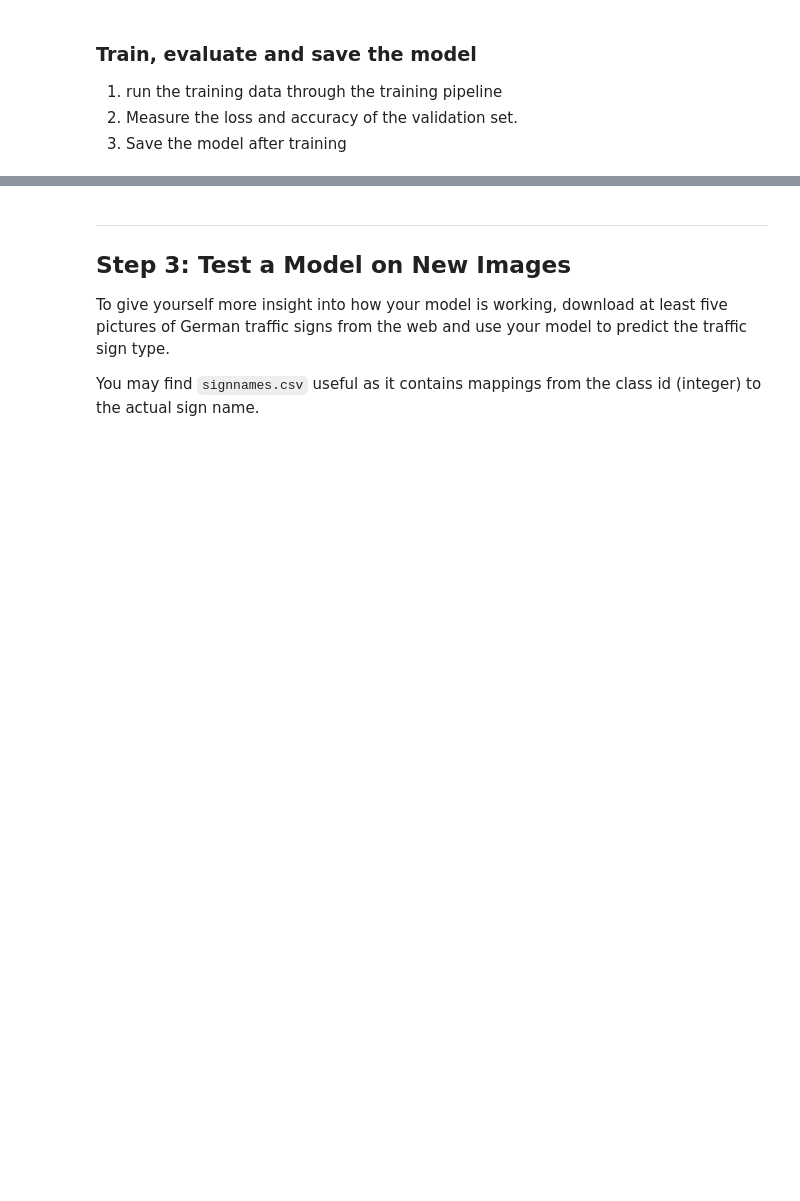
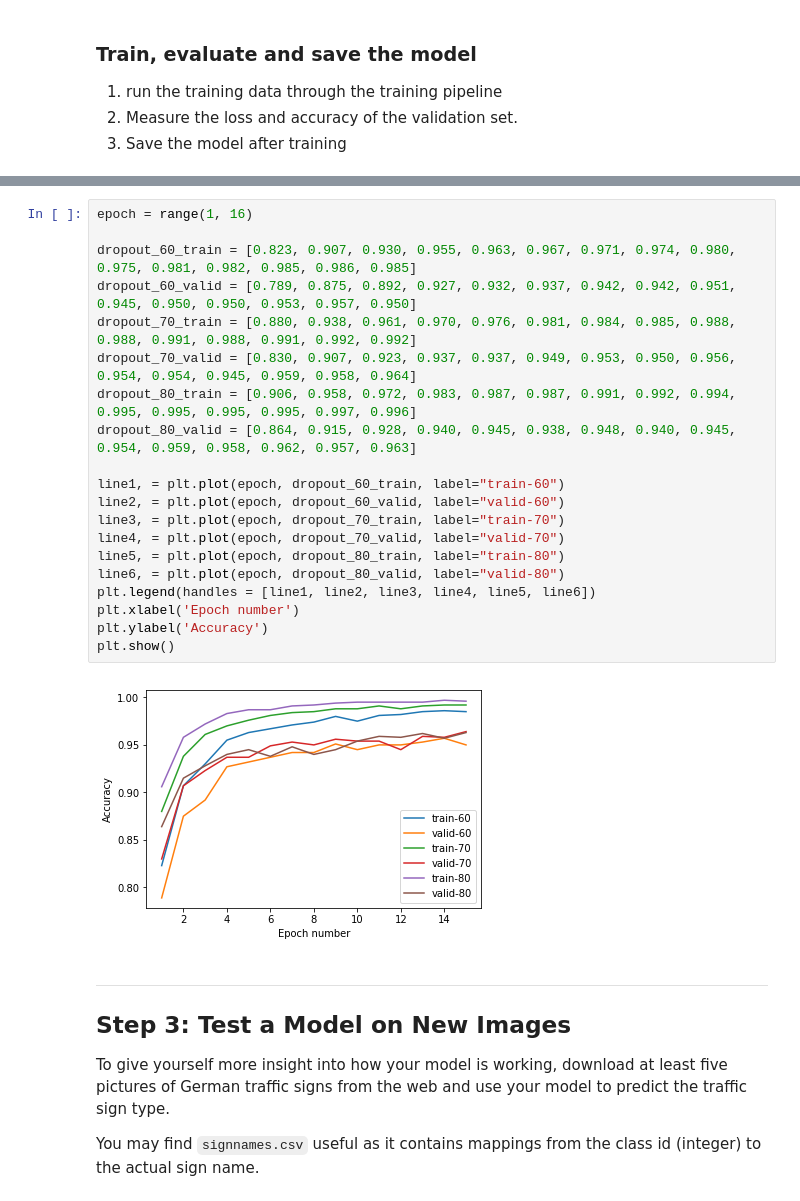
Before and after one commit to dmsehuang/CarND-Traffic-Sign-Classifier, a Jupyter notebook: Traffic_Sign_Classifier.ipynb, the cells around one changed output, grey strips where cells are left out. Cells and saved outputs as stored; diff of their text form; blank space fills up the shorter version.

```diff
--- a/Traffic_Sign_Classifier.ipynb
+++ b/Traffic_Sign_Classifier.ipynb
@@ -457,3 +501,25 @@ Model saved
+# %%
+epoch = range(1, 16)
+
+dropout_60_train = [0.823, 0.907, 0.930, 0.955, 0.963, 0.967, 0.971, 0.974, 0.980, 0.975, 0.981, 0.982, 0.985, 0.986, 0.985]
+dropout_60_valid = [0.789, 0.875, 0.892, 0.927, 0.932, 0.937, 0.942, 0.942, 0.951, 0.945, 0.950, 0.950, 0.953, 0.957, 0.950]
+dropout_70_train = [0.880, 0.938, 0.961, 0.970, 0.976, 0.981, 0.984, 0.985, 0.988, 0.988, 0.991, 0.988, 0.991, 0.992, 0.992]
+dropout_70_valid = [0.830, 0.907, 0.923, 0.937, 0.937, 0.949, 0.953, 0.950, 0.956, 0.954, 0.954, 0.945, 0.959, 0.958, 0.964]
+dropout_80_train = [0.906, 0.958, 0.972, 0.983, 0.987, 0.987, 0.991, 0.992, 0.994, 0.995, 0.995, 0.995, 0.995, 0.997, 0.996]
+dropout_80_valid = [0.864, 0.915, 0.928, 0.940, 0.945, 0.938, 0.948, 0.940, 0.945, 0.954, 0.959, 0.958, 0.962, 0.957, 0.963]
+
+line1, = plt.plot(epoch, dropout_60_train, label="train-60")
+line2, = plt.plot(epoch, dropout_60_valid, label="valid-60")
+line3, = plt.plot(epoch, dropout_70_train, label="train-70")
+line4, = plt.plot(epoch, dropout_70_valid, label="valid-70")
+line5, = plt.plot(epoch, dropout_80_train, label="train-80")
+line6, = plt.plot(epoch, dropout_80_valid, label="valid-80")
+plt.legend(handles = [line1, line2, line3, line4, line5, line6])
+plt.xlabel('Epoch number')
+plt.ylabel('Accuracy')
+plt.show()
+# %% [output]
+[figure, added]
 # %% [markdown]
 ---
 
```
Also changed, not shown: parts of 12 cells of this notebook, 11 other files.
